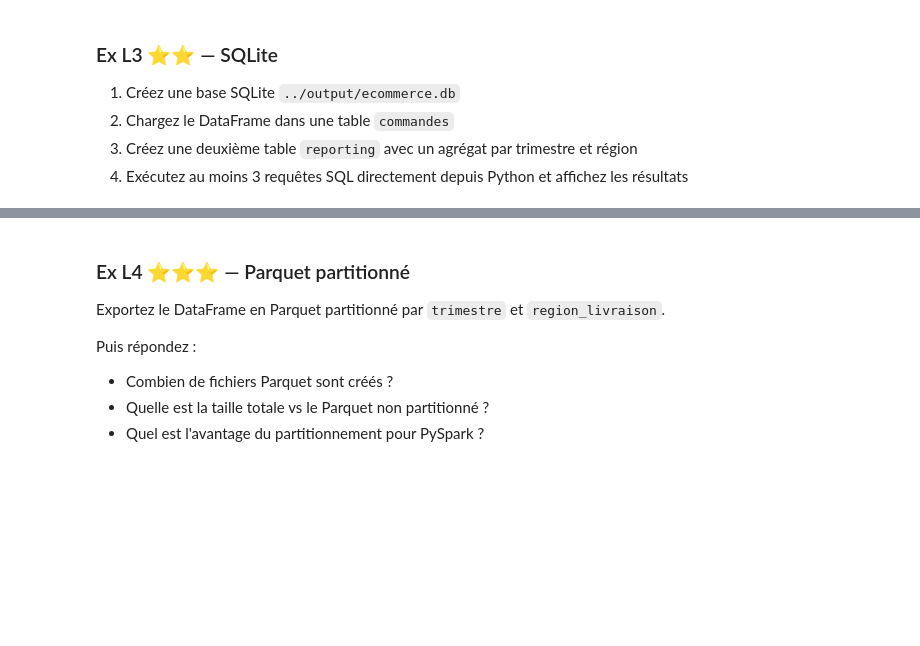
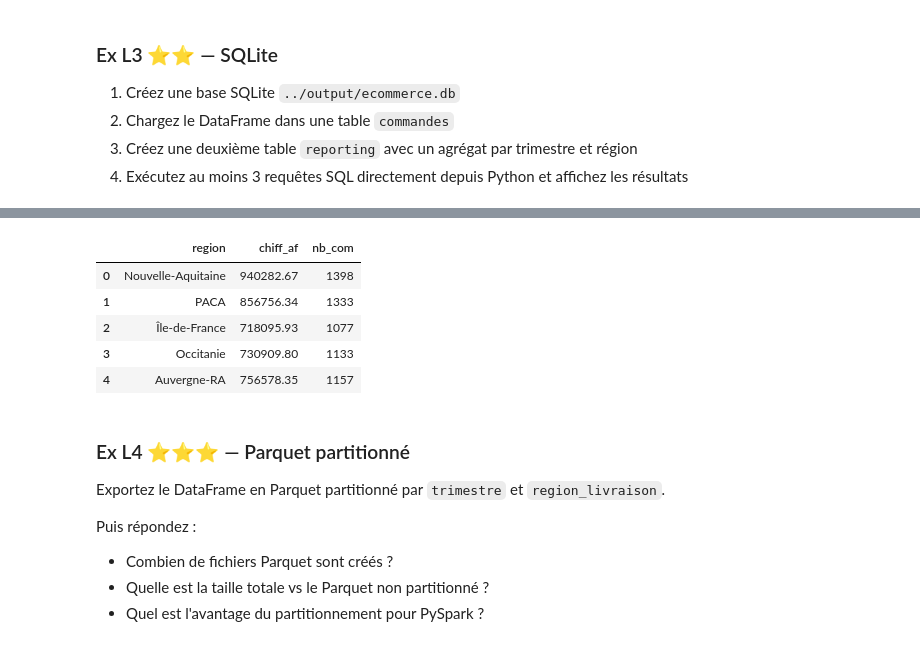
Before and after one commit to najia01/ETL, a Jupyter notebook: ETL_exercices.ipynb, the cells around one changed output, grey strips where cells are left out. Cells and saved outputs as stored; diff of their text form; code cells hidden in the pictures; blank space fills up the shorter version.

```diff
--- a/ETL_exercices.ipynb
+++ b/ETL_exercices.ipynb
@@ -674,0 +761,4 @@ Maintenant que les données sont propres, répondez en code :
+# %%
+# région qui genere le plus de CA
+region = df_commandes[df_commandes['est_annulee'] == False].groupby('region')['montant_total'].sum()
+region
@@ -701,3 +963,17 @@ Maintenant que les données sont propres, répondez en code :
+# %%
+pd.read_sql("""SELECT region, sum(ca) AS chiff_af, sum(nb_cde) AS nb_com
+                FROM reporting
+                GROUP BY region
+                ORDER BY ca DESC
+                LIMIT  5;
+                """, conn)
+# %% [output]
+|  | region | chiff_af | nb_com |
+| 0 | Nouvelle-Aquitaine | 940282.67 | 1398 |
+| 1 | PACA | 856756.34 | 1333 |
+| 2 | Île-de-France | 718095.93 | 1077 |
+| 3 | Occitanie | 730909.80 | 1133 |
+| 4 | Auvergne-RA | 756578.35 | 1157 |
 # %% [markdown]
 ### Ex L4 ⭐⭐⭐ — Parquet partitionné
 Exportez le DataFrame en Parquet partitionné par `trimestre` et `region_livraison`.
```
Also changed, not shown: parts of 40 cells of this notebook.
